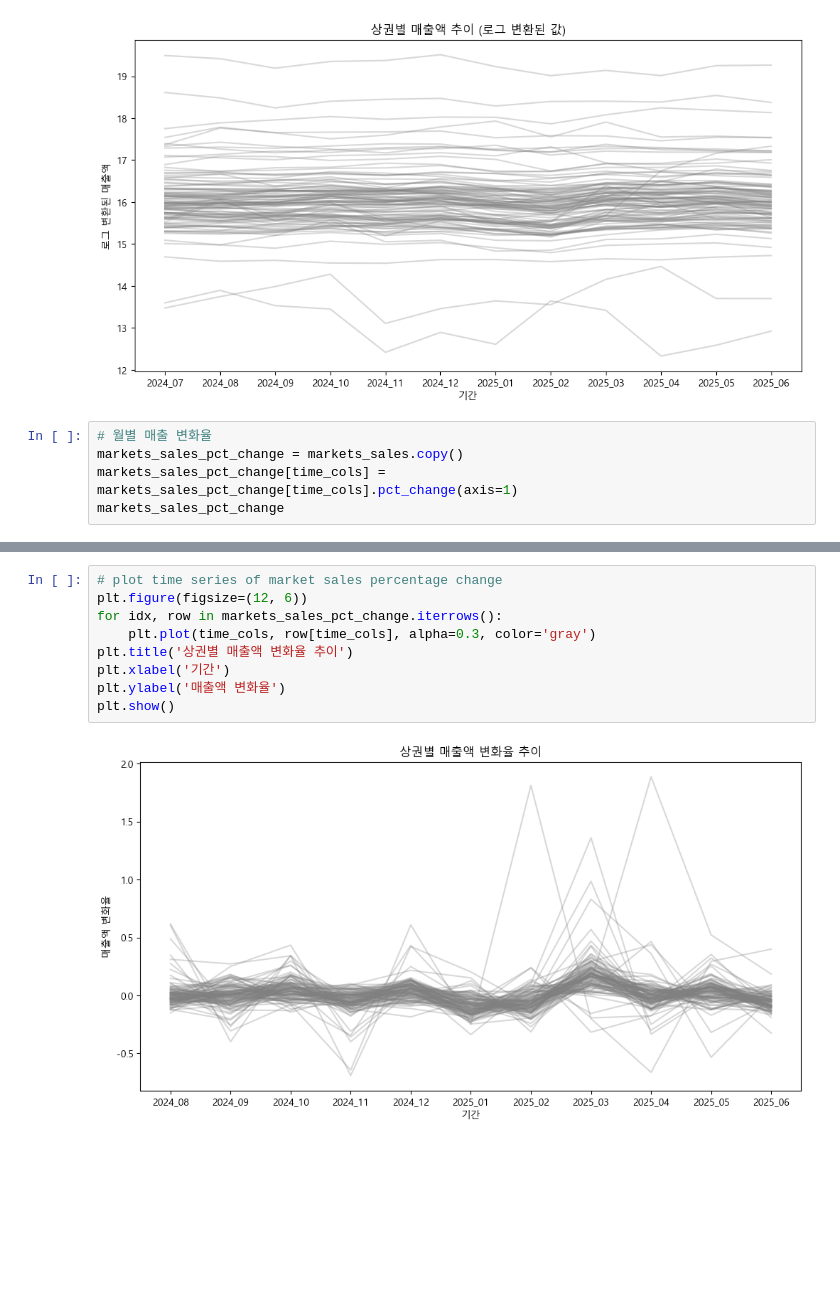
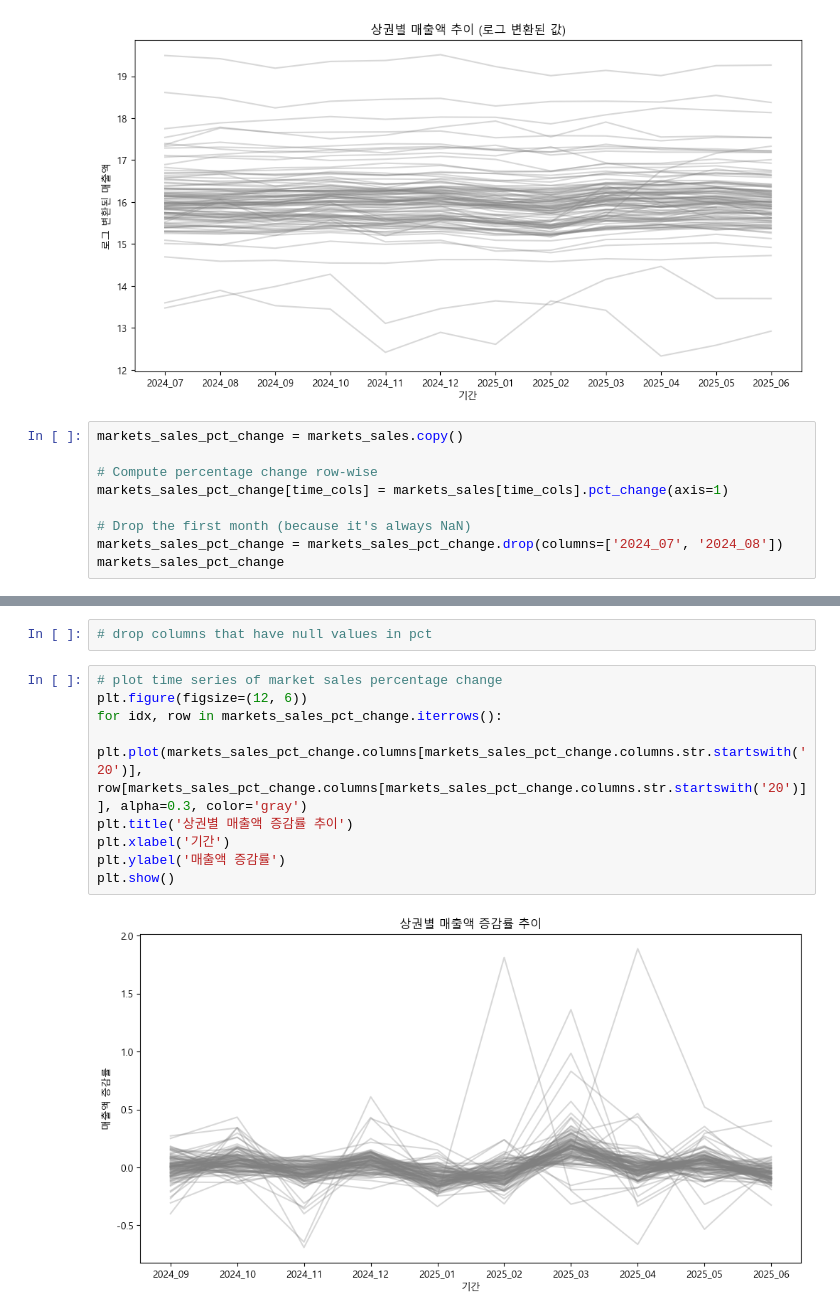
Before and after one commit to gisyun/Goyang_TradeAreaAnalysis, a Jupyter notebook: SalesAnalysis(Clustering).ipynb, the cells around one changed output, grey strips where cells are left out. Saved outputs shown, nothing was run; the diff lists cells and outputs as text; blank space fills up the shorter version.

```diff
--- a/SalesAnalysis(Clustering).ipynb
+++ b/SalesAnalysis(Clustering).ipynb
@@ -268,9 +268,13 @@ plt.show()
 # %% [output]
 [figure]
 # %%
-# 월별 매출 변화율
 markets_sales_pct_change = markets_sales.copy()
-markets_sales_pct_change[time_cols] = markets_sales_pct_change[time_cols].pct_change(axis=1)
+
+# Compute percentage change row-wise
+markets_sales_pct_change[time_cols] = markets_sales[time_cols].pct_change(axis=1)
+
+# Drop the first month (because it's always NaN)
+markets_sales_pct_change = markets_sales_pct_change.drop(columns=['2024_07', '2024_08'])
 markets_sales_pct_change
 # %% [output]
 |  | trdar_id | trdar_se_c | tdmkt_clss | trdar_nm | main_biztp | min_xcrd | min_ycrd | max_xcrd | max_ycrd | ... |
@@ -289,11 +345,13 @@ markets_sales_pct_change
+# %%
+# drop columns that have null values in pct
 # %%
 # plot time series of market sales percentage change
 plt.figure(figsize=(12, 6))
 for idx, row in markets_sales_pct_change.iterrows():
-    plt.plot(time_cols, row[time_cols], alpha=0.3, color='gray')
-plt.title('상권별 매출액 변화율 추이')
+    plt.plot(markets_sales_pct_change.columns[markets_sales_pct_change.columns.str.startswith('20')], row[markets_sales_pct_change.columns[markets_sales_pct_change.columns.str.startswith('20')]], alpha=0.3, color='gray')
+plt.title('상권별 매출액 증감률 추이')
 plt.xlabel('기간')
-plt.ylabel('매출액 변화율')
+plt.ylabel('매출액 증감률')
 plt.show()
 # %% [output]
-[figure, old version]
+[figure, new version]
```
Also changed, not shown: parts of 7 cells of this notebook.
